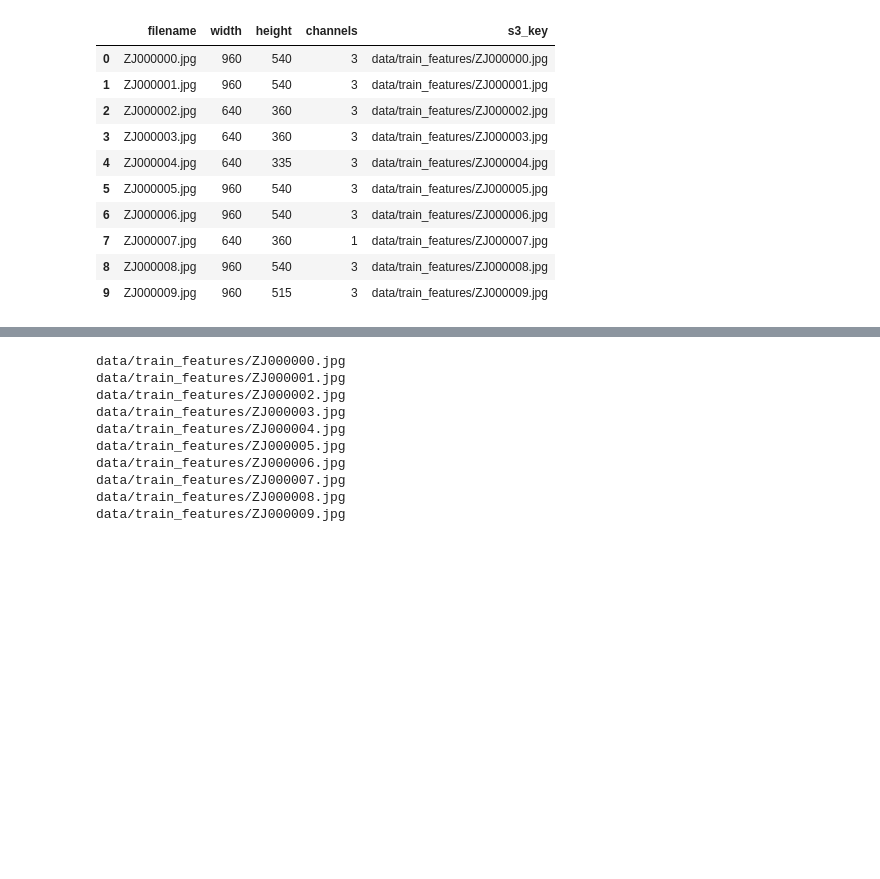
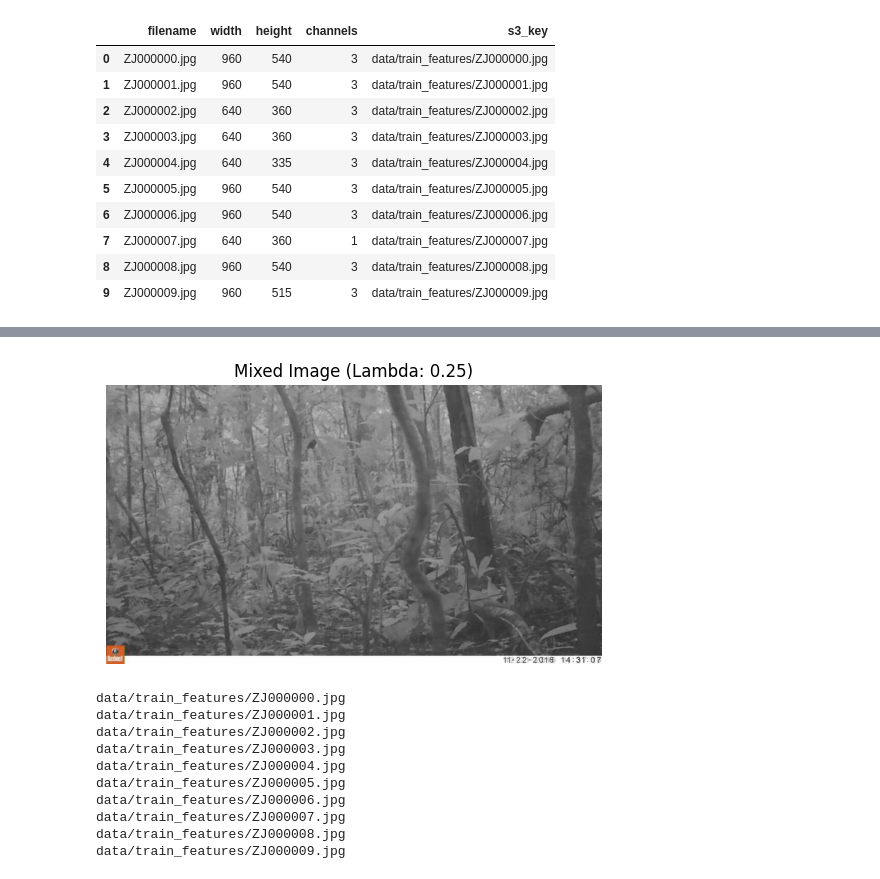
Before and after one commit to amannindra/DSS-Image-Classification, a Jupyter notebook: DSSAnimalClassification/dssTesting.ipynb, the cells around one changed output, grey strips where cells are left out. Drawn from its saved outputs; the diff is of its cells as text; code cells hidden in the pictures; blank space fills up the shorter version.

```diff
--- a/DSSAnimalClassification/dssTesting.ipynb
+++ b/DSSAnimalClassification/dssTesting.ipynb
@@ -236,3 +343,24 @@ Found 16488 images
+# %%
+img1 = np.array(image)
+img2 = np.array(image2)
+
+# Ensure images are of type float for precise mixing
+img1 = img1.astype(np.float32)
+img2 = img2.astype(np.float32)
+
+lambda_val = np.random.beta(0.4, 0.4)
+
+mixed_image_np = (lambda_val * img1) + ((1 - lambda_val) * img2)
+
+# Ensure the final array is clipped to valid pixel values (0-255) and cast back to uint8
+mixed_image_np = np.clip(mixed_image_np, 0, 255).astype(np.uint8)
+
+plt.imshow(mixed_image_np)
+plt.axis('off') # Optional: hides axes and ticks for a cleaner look
+plt.title(f"Mixed Image (Lambda: {lambda_val:.2f})")
+plt.show()
+# %% [output]
+[figure, added]
 # %%
 for index, row in frame.iterrows():
     image_path = row["s3_key"]
```
Also changed, not shown: parts of 9 cells of this notebook, 9 other files.
